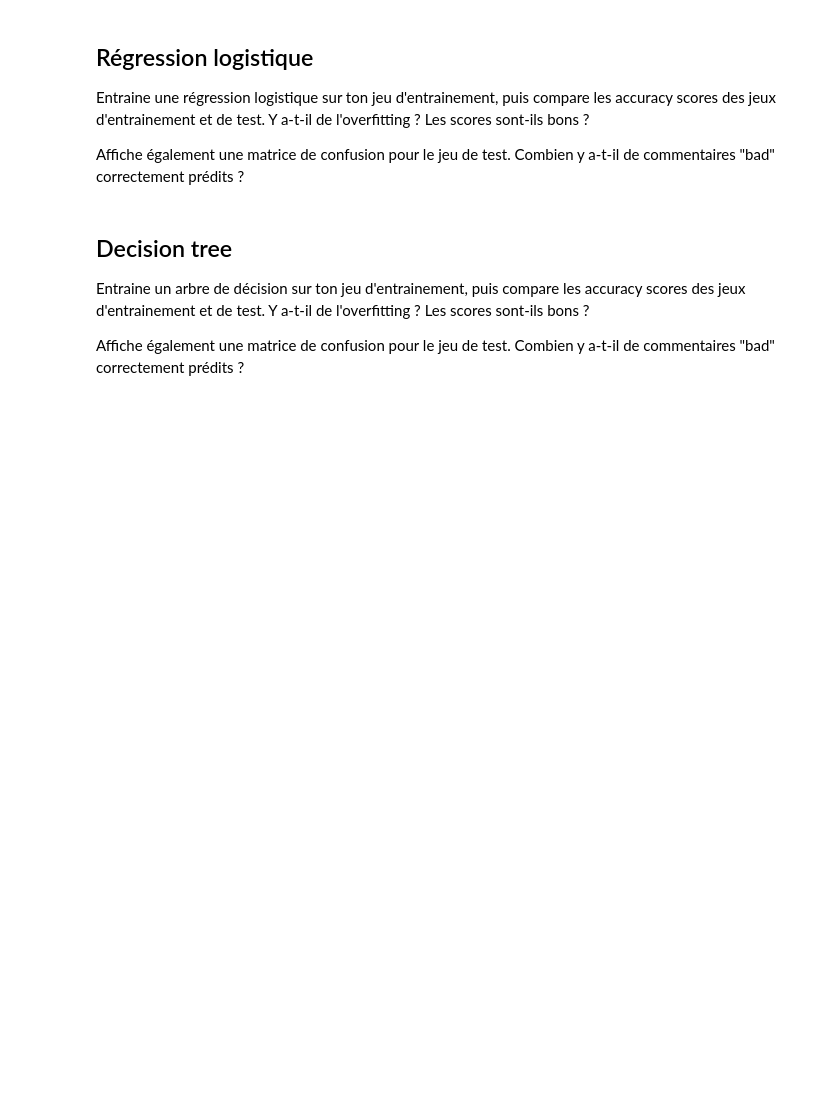
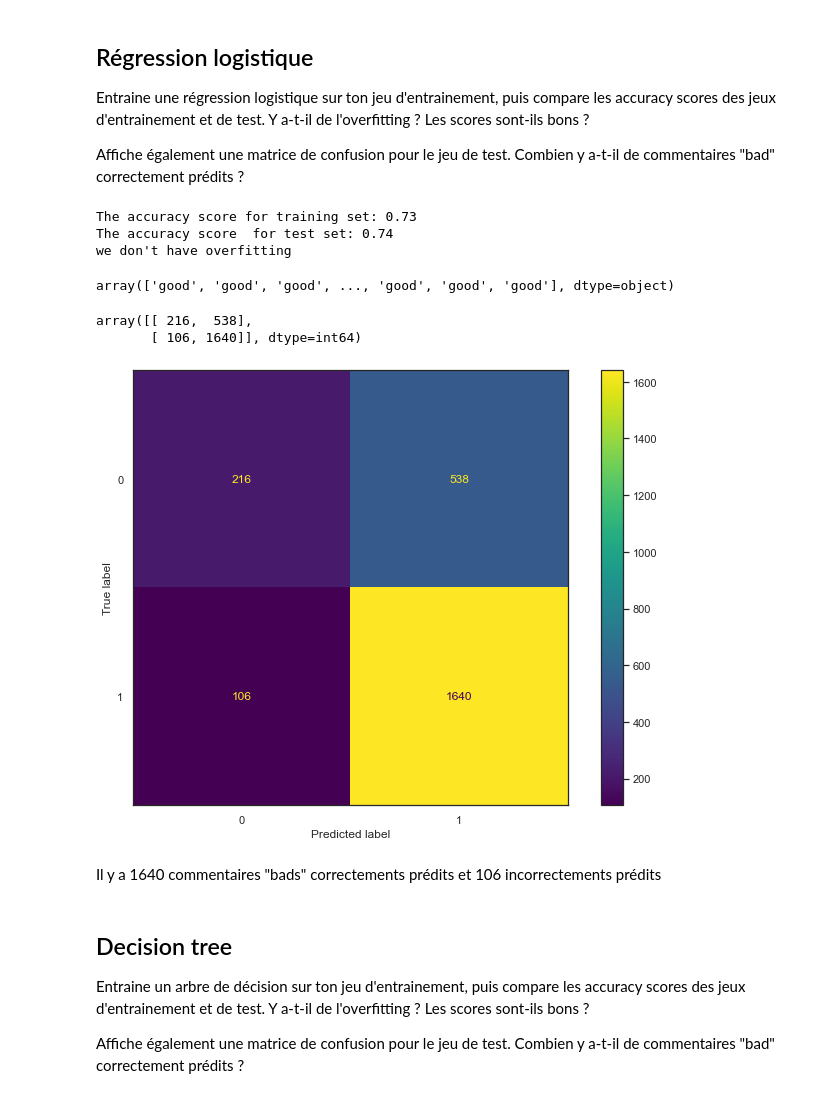
Before and after one commit to CathieLC/Wild_notebook, a Jupyter notebook: CHECKPOINT/2021_Data_Checkpoint_3.ipynb, the cells around one changed output. Drawn from its saved outputs; the diff is of its cells as text; code cells hidden in the pictures; blank space fills up the shorter version.

```diff
--- a/CHECKPOINT/2021_Data_Checkpoint_3.ipynb
+++ b/CHECKPOINT/2021_Data_Checkpoint_3.ipynb
@@ -68,3 +287,8 @@ Commence par définir X et y.
 ## Train test split
 
 Effectue un train test split avec `random_state = 32`
+# %%
+X_train, X_test, y_train, y_test = train_test_split(X, y, random_state=32, train_size = 0.75)
+print("The length of the initial dataset is :", len(X))
+print("The length of the train dataset is   :", len(X_train))
+print("The length of the test dataset is    :", len(X_test))
@@ -78,6 +310,41 @@ Standardise les données
 Entraine une régression logistique sur ton jeu d'entrainement, puis compare les accuracy scores des jeux d'entrainement et de test. Y a-t-il de l'overfitting ? Les scores sont-ils bons ?
 
 Affiche également une matrice de confusion pour le jeu de test. Combien y a-t-il de commentaires "bad" correctement prédits ?
+# %%
+#Train a logistic regression
+newmodel = LogisticRegression().fit(X_train, y_train)
+
+#score
+print(f"The accuracy score for training set: {round(newmodel.score(X_train, y_train),2)}")
+print(f"The accuracy score  for test set: {round(newmodel.score(X_test, y_test),2)}")
+print(f"we don't have overfitting")
+# %% [output]
+The accuracy score for training set: 0.73
+The accuracy score  for test set: 0.74
+we don't have overfitting
+# %%
+#predict
+predictions = newmodel.predict(X_test)
+predictions
+# %% [output]
+array(['good', 'good', 'good', ..., 'good', 'good', 'good'], dtype=object)
+# %%
+# Display the Confusion Matrix
+cm = confusion_matrix(y_test, predictions)
+cm
+# %% [output]
+array([[ 216,  538],
+       [ 106, 1640]], dtype=int64)
+# %%
+#Show the Confusion Matrix
+
+disp = ConfusionMatrixDisplay(confusion_matrix=cm)
+disp.plot()
+plt.show()
+# %% [output]
+[figure, added]
+# %% [markdown]
+Il y a 1640 commentaires "bads" correctements prédits et 106 incorrectements prédits
 # %% [markdown]
 ## Decision tree
 
```
Also changed, not shown: parts of 54 cells of this notebook, 14 other files.
